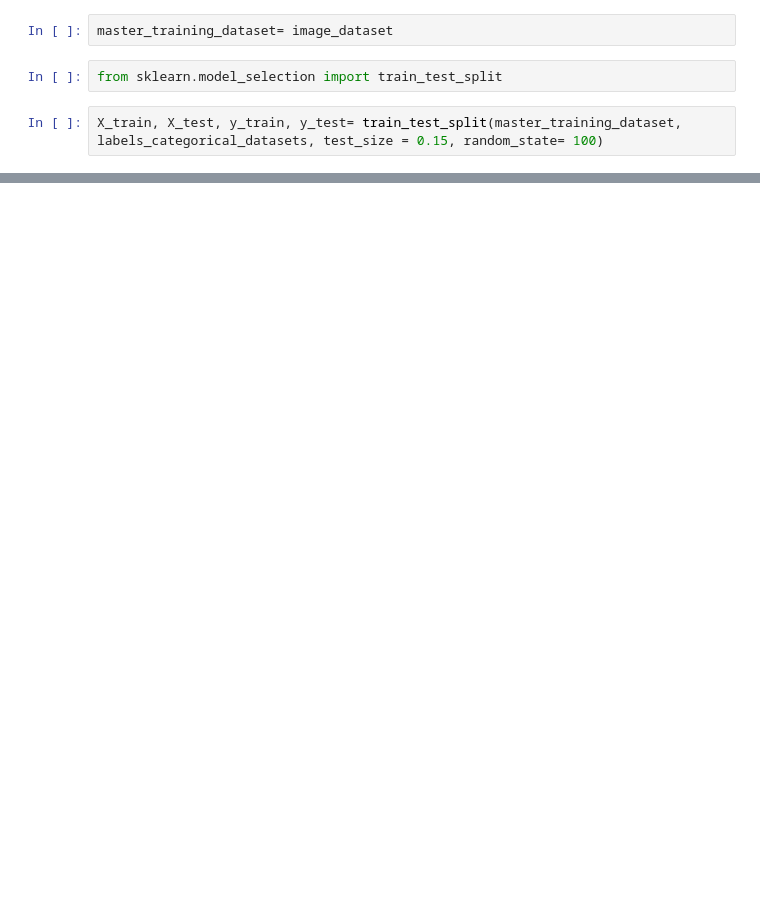
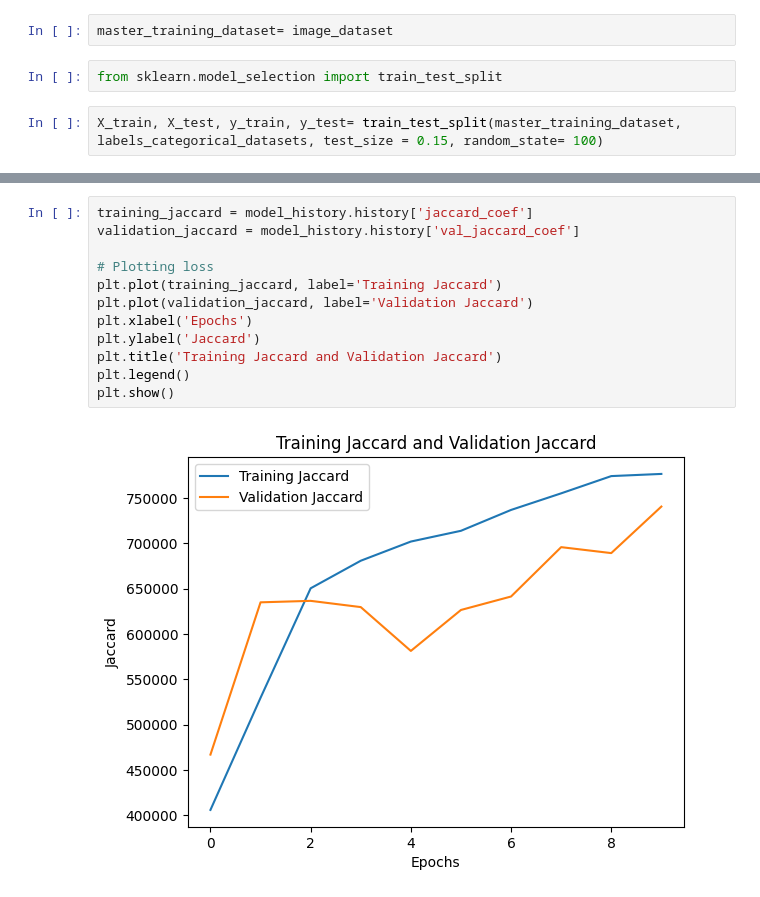
Before and after one commit to MandilJThapa/Landsat-Time-Series-Analysis-for-Multi-Temporal-Land-Cover-Classification, a Jupyter notebook: Satellite_Imagery_Segmentation.ipynb, the cells around one changed output, grey strips where cells are left out. Saved outputs shown, nothing was run; the diff lists cells and outputs as text; blank space fills up the shorter version.

```diff
--- a/Satellite_Imagery_Segmentation.ipynb
+++ b/Satellite_Imagery_Segmentation.ipynb
@@ -260,0 +526,14 @@ X_train, X_test, y_train, y_test= train_test_split(master_training_dataset, labe
+# %%
+training_jaccard = model_history.history['jaccard_coef']
+validation_jaccard = model_history.history['val_jaccard_coef']
+
+# Plotting loss
+plt.plot(training_jaccard, label='Training Jaccard')
+plt.plot(validation_jaccard, label='Validation Jaccard')
+plt.xlabel('Epochs')
+plt.ylabel('Jaccard')
+plt.title('Training Jaccard and Validation Jaccard')
+plt.legend()
+plt.show()
+# %% [output]
+[figure, added]
```
Also changed, not shown: parts of 51 cells of this notebook.
